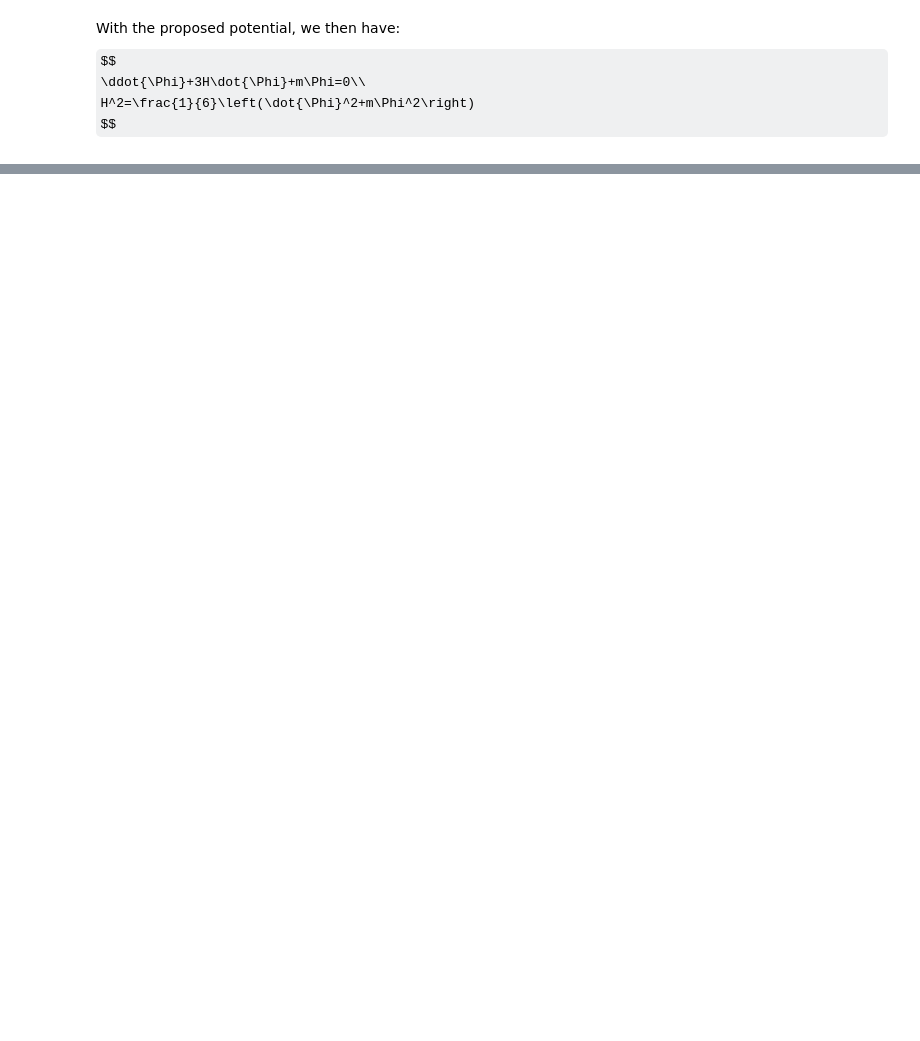
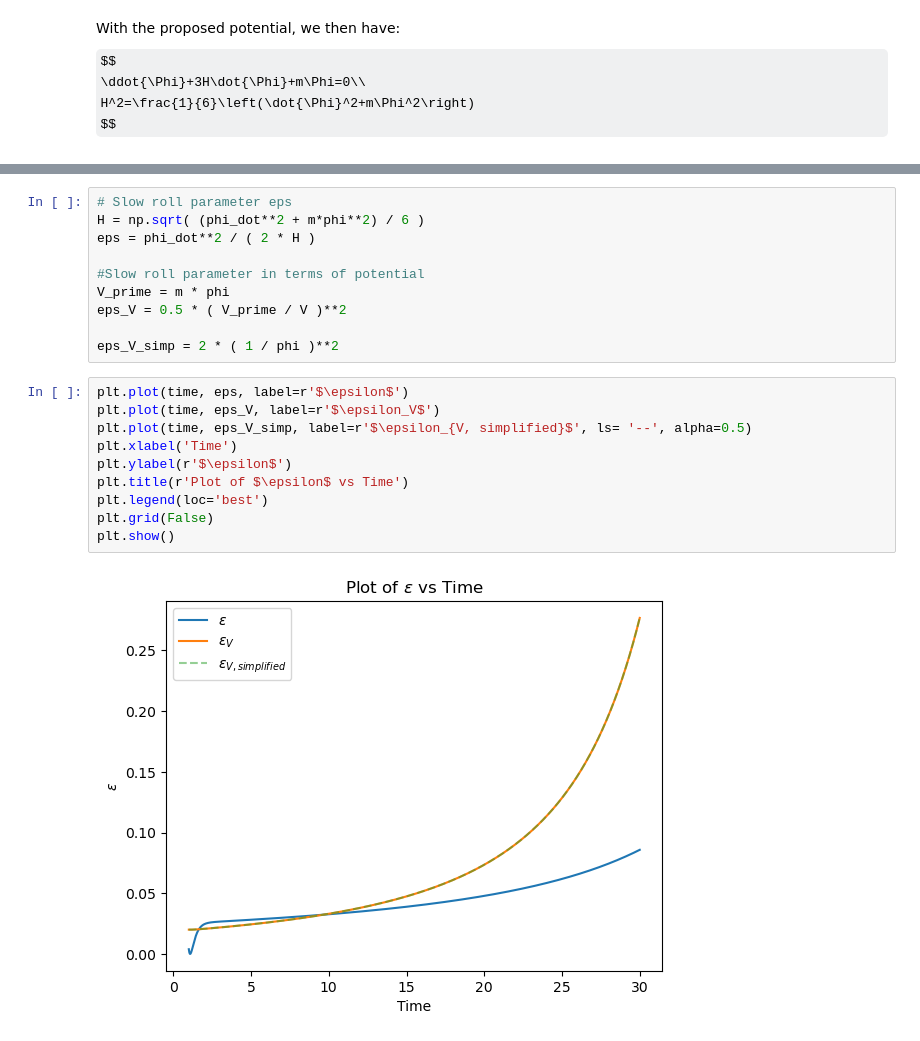
Before and after one commit to GenovaCosmology/AstroCosmoComputational, a Jupyter notebook: Students/Gabriele_Russo/CosmicStructures/ex5.ipynb, the cells around one changed output, grey strips where cells are left out. Saved outputs shown, nothing was run; the diff lists cells and outputs as text; some formulas as TeX source; blank space fills up the shorter version.

```diff
--- a/Students/Gabriele_Russo/CosmicStructures/ex5.ipynb
+++ b/Students/Gabriele_Russo/CosmicStructures/ex5.ipynb
@@ -133,0 +151,22 @@ plt.show()
+# %%
+# Slow roll parameter eps
+H = np.sqrt( (phi_dot**2 + m*phi**2) / 6 )
+eps = phi_dot**2 / ( 2 * H )
+
+#Slow roll parameter in terms of potential
+V_prime = m * phi
+eps_V = 0.5 * ( V_prime / V )**2
+
+eps_V_simp = 2 * ( 1 / phi )**2
+# %%
+plt.plot(time, eps, label=r'$\epsilon$')
+plt.plot(time, eps_V, label=r'$\epsilon_V$')
+plt.plot(time, eps_V_simp, label=r'$\epsilon_{V, simplified}$', ls= '--', alpha=0.5)
+plt.xlabel('Time')
+plt.ylabel(r'$\epsilon$')
+plt.title(r'Plot of $\epsilon$ vs Time')
+plt.legend(loc='best')
+plt.grid(False)
+plt.show()
+# %% [output]
+[figure, added]
```
Also changed, not shown: parts of 19 cells of this notebook.
